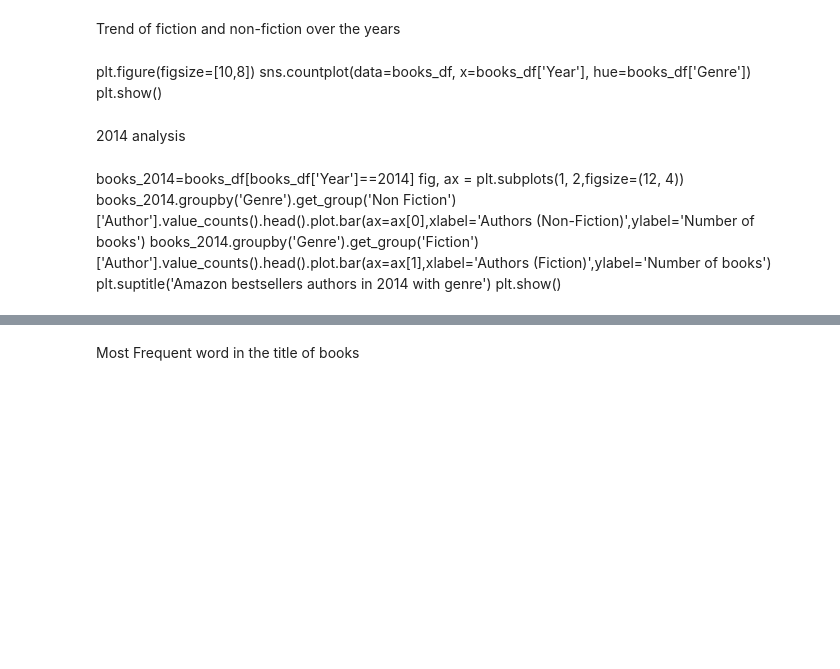
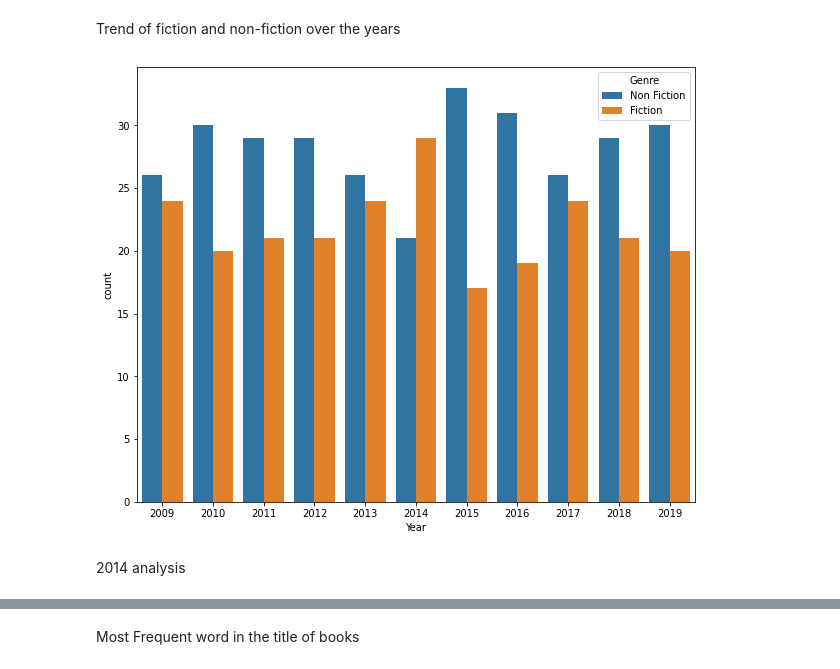
Before and after one commit to AnamKhan01/Analyzing-the-Best-Sellers-from-2009-2019-, a Jupyter notebook: BestSeller Analysis and Visualisation.ipynb, the cells around one changed output, grey strips where cells are left out. Saved outputs shown, nothing was run; the diff lists cells and outputs as text; code cells hidden in the pictures; blank space fills up the shorter version.

```diff
--- a/BestSeller Analysis and Visualisation.ipynb
+++ b/BestSeller Analysis and Visualisation.ipynb
@@ -279,16 +279,11 @@ from turtle import width
 px.box(data_frame=books_df,x=books_df['Genre'],y=books_df['Price'],width=700,height=500)
 # %% [markdown]
 Trend of fiction and non-fiction over the years
-# %% [markdown]
-plt.figure(figsize=[10,8])
-sns.countplot(data=books_df, x=books_df['Year'], hue=books_df['Genre'])
-plt.show()
+# %%
+plt.figure(figsize=[10,8])
+sns.countplot(data=books_df, x=books_df['Year'], hue=books_df['Genre'])
+plt.show()
+# %% [output]
+[figure, added]
 # %% [markdown]
 2014 analysis
-# %% [markdown]
-books_2014=books_df[books_df['Year']==2014]
-fig, ax = plt.subplots(1, 2,figsize=(12, 4))
-books_2014.groupby('Genre').get_group('Non Fiction')['Author'].value_counts().head().plot.bar(ax=ax[0],xlabel='Authors (Non-Fiction)',ylabel='Number of books')
-books_2014.groupby('Genre').get_group('Fiction')['Author'].value_counts().head().plot.bar(ax=ax[1],xlabel='Authors (Fiction)',ylabel='Number of books')
-plt.suptitle('Amazon bestsellers authors in 2014 with genre')
-plt.show()
```
Also changed, not shown: parts of 1 cell of this notebook.
